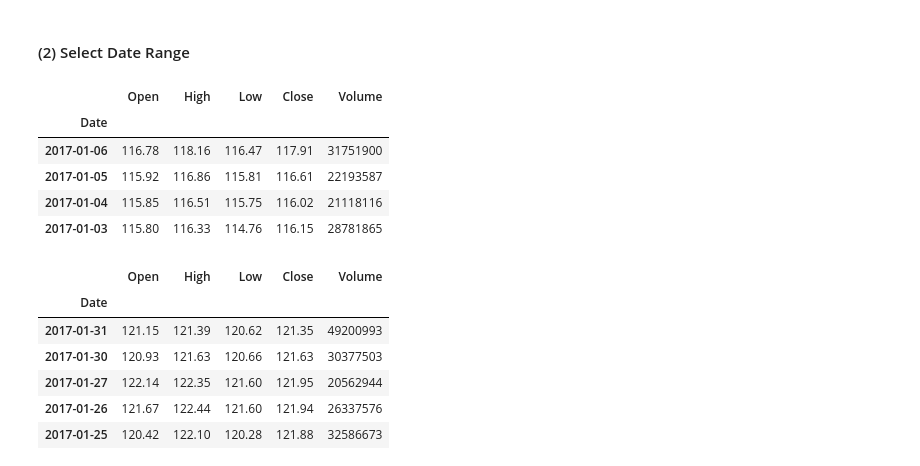
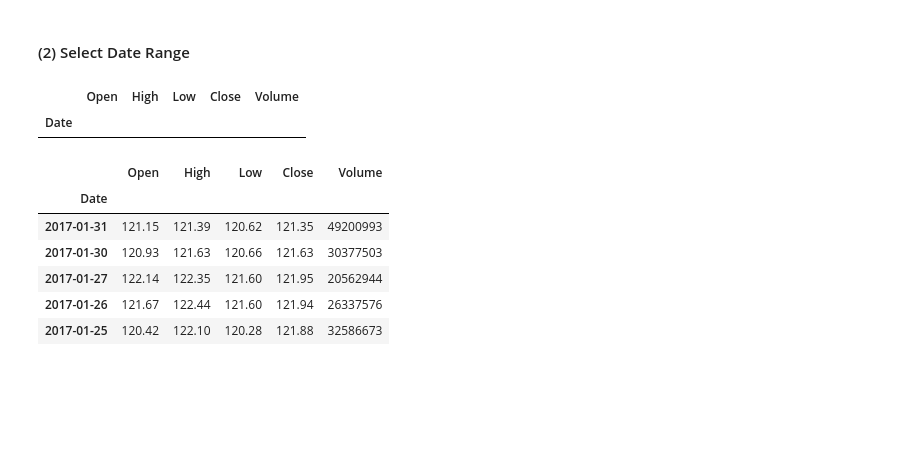
Before and after one commit to codebasics/py, a Jupyter notebook: pandas/14_ts_datetimeindex/pandas_ts_datetime_index.ipynb, the cells around one changed output. Drawn from its saved outputs; the diff is of its cells as text; code cells hidden in the pictures; blank space fills up the shorter version.

```diff
--- a/pandas/14_ts_datetimeindex/pandas_ts_datetime_index.ipynb
+++ b/pandas/14_ts_datetimeindex/pandas_ts_datetime_index.ipynb
@@ -77,14 +108,10 @@ df['2017'].head(2)
 # %% [markdown]
 <h4>(2) Select Date Range</h4>
 # %%
-df['2017-01-08':'2017-01-03']
+df.loc['2017-01-08':'2017-01-03']
 # %% [output]
 |  | Open | High | Low | Close | Volume |
 | Date |  |  |  |  |  |
-| 2017-01-06 | 116.78 | 118.16 | 116.47 | 117.91 | 31751900 |
-| 2017-01-05 | 115.92 | 116.86 | 115.81 | 116.61 | 22193587 |
-| 2017-01-04 | 115.85 | 116.51 | 115.75 | 116.02 | 21118116 |
-| 2017-01-03 | 115.80 | 116.33 | 114.76 | 116.15 | 28781865 |
 # %%
 df['2017-01']
 # %% [output]
```
Also changed, not shown: parts of 11 cells of this notebook, 13 other files.
